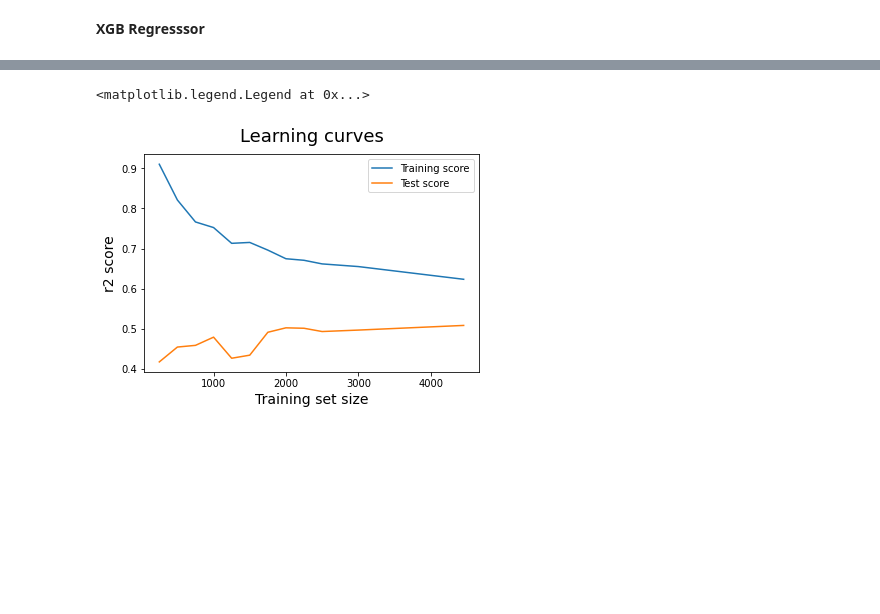
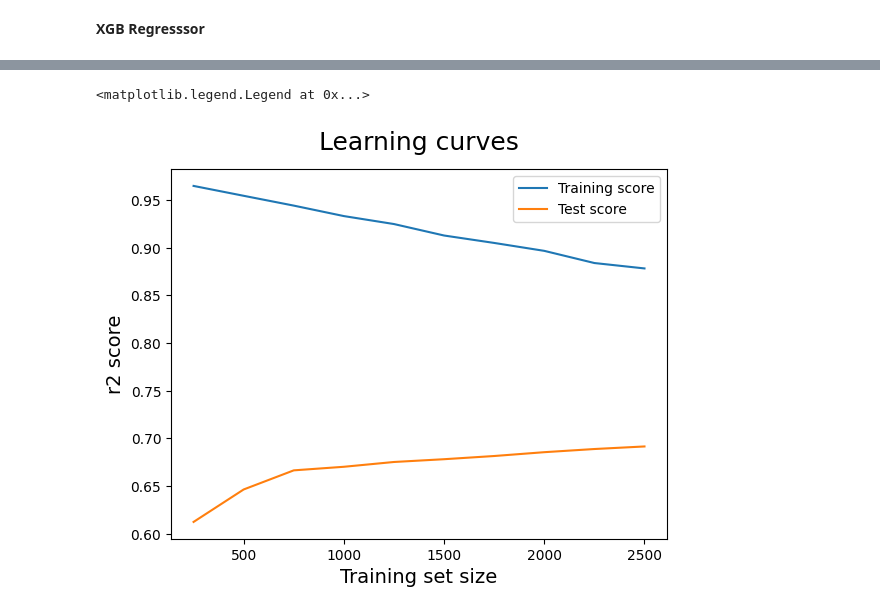
Before and after one commit to khasija/data-movie-revenue-prediction, a Jupyter notebook: notebooks/ketan_final_pipeline.ipynb, the cells around one changed output, grey strips where cells are left out. Cells and saved outputs as stored; diff of their text form; code cells hidden in the pictures; blank space fills up the shorter version.

```diff
--- a/notebooks/ketan_final_pipeline.ipynb
+++ b/notebooks/ketan_final_pipeline.ipynb
@@ -629,4 +632,4 @@ x_train_tran
 # %%
-# X_train_transformed = pd.DataFrame(union.transform(X_train))
-# X_val_transformed = pd.DataFrame(union.transform(X_val))
-# X_test_transformed = pd.DataFrame(union.transform(X_test))
+X_train_transformed = pd.DataFrame(union.fit_transform(X_train))
+X_val_transformed = pd.DataFrame(union.transform(X_val))
+X_test_transformed = pd.DataFrame(union.transform(X_test))
@@ -760,24 +745,0 @@ rmse
-# %%
-# Option 2: Use XGBoost Library to fit it
-# It allows you to use an `early_stopping` criteria with a Train/Val slit
-# X_train_preproc = preproc.fit_transform(X_train, y_train_log)
-# X_eval_preproc = preproc.transform(X_eval)
-
-model_xgb.fit(X_train_transformed, y_train_transformed,
-        verbose=False,
-        eval_set=[(X_train_transformed, y_train_transformed), (X_val_transformed, y_val_transformed)],
-        eval_metric=[rmse],
-        early_stopping_rounds=10)
-
-# retrieve performance metrics
-results = model_xgb.evals_result()
-epochs = len(results['validation_0']["rmse"])
-x_axis = range(0, epochs)
-
-# plot rmsle loss
-fig, ax = plt.subplots()
-ax.plot(x_axis, results['validation_0']['rmse'], label='Train')
-ax.plot(x_axis, results['validation_1']['rmse'], label='Val')
-ax.legend(); plt.ylabel('RMSE (of log)'); plt.title('XGBoost Log Loss')
-
-print("Best Validation Score", min(results['validation_1']['rmse']))
@@ -814,24 +766,30 @@ Max Error = 6.65
 # %%
 from sklearn.model_selection import learning_curve
 # Set training size
-train_sizes = [250,500,750,1000,1250,1500,1750,2000,2250,2500,3000,4456]
+train_sizes = [250,500,750,1000,1250,1500,1750,2000,2250,2500]
 # Get train scores(R2), train sizes and validation scores using 'Learning curve'
-train_sizes, train_scores, test_scores = learning_curve(
-estimator=xgb.XGBRegressor(objective ='reg:squarederror',
-                  n_estimators = 15, seed = 50), X=X_train_transformed, y=y_train_transformed, train_sizes=train_sizes, cv=5)
+train_sizes, train_scores, test_scores = learning_curve(estimator=XGBRegressor(learning_rate=0.01, n_estimators=1000,
+                                                                                max_depth=6, min_child_weight=6,
+                                                                                subsample=0.5,
+                                                                                colsample_bytree=1,
+                                                                                nthread=-1, alpha = 0),
+                                                        X=X_train_transformed,
+                                                        y=y_train_transformed,
+                                                        train_sizes=train_sizes,
+                                                        cv=5)
 # Take the mean of corss-validated train scores and test scores
 train_scores_mean = np.mean(train_scores, axis=1)
 test_scores_mean = np.mean(test_scores, axis=1)
 # Plot scores
 plt.plot(train_sizes, train_scores_mean, label = 'Training score')
 plt.plot(train_sizes, test_scores_mean, label = 'Test score')
 plt.ylabel('r2 score', fontsize = 14)
 plt.xlabel('Training set size', fontsize = 14)
 plt.title('Learning curves', fontsize = 18, y = 1.03)
 plt.legend()
 # %% [output]
 <matplotlib.legend.Legend at 0x...>
-[figure, old version]
+[figure, new version]
 # %%
 comp_df = pd.DataFrame({"actual": np.expm1(y_test_transformed), "predictions": np.expm1(y_pred)})
 # Add actual values to dataframe
```
Also changed, not shown: parts of 119 cells of this notebook, 2 other files.
